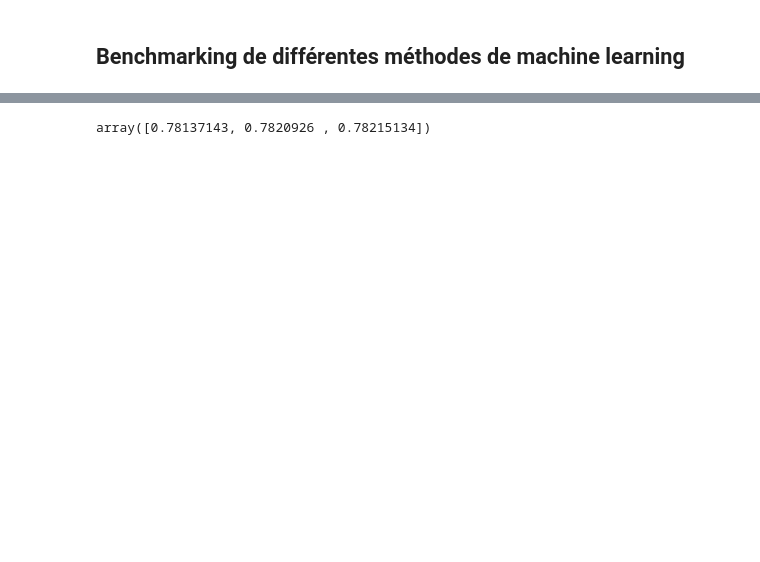
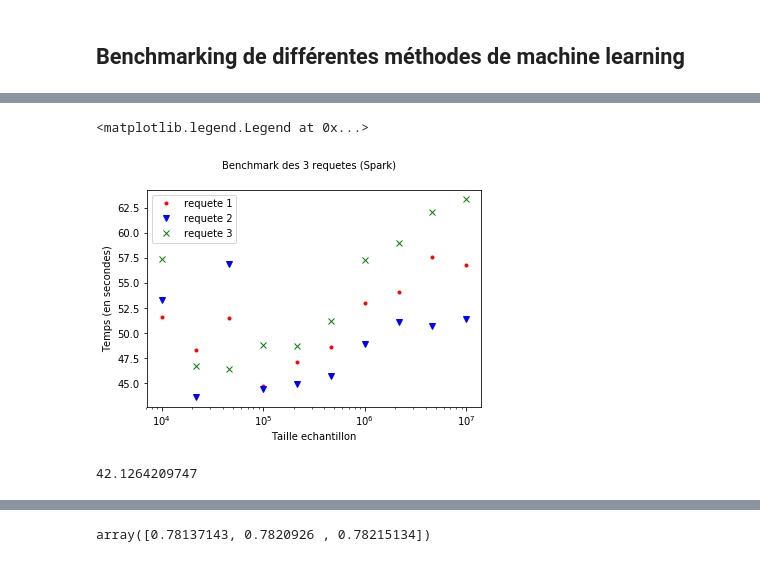
Before and after one commit to clgch/ProjetPLP, a Jupyter notebook: classic.ipynb, the cells around one changed output, grey strips where cells are left out. Cells and saved outputs as stored; diff of their text form; code cells hidden in the pictures; blank space fills up the shorter version.

```diff
--- a/classic.ipynb
+++ b/classic.ipynb
@@ -123,3 +238,37 @@ plt.show()
+# %%
+import matplotlib.pyplot as plt
+
+
+fig = plt.figure()
+fig.suptitle('Benchmark des 3 requetes (Spark)', fontsize=10)
+
+ax = fig.add_subplot(111)
+
+ax.set_xlabel('Taille echantillon')
+ax.set_ylabel('Temps (en secondes)')
+
+
+plt.xscale('log')
+plt.plot(r, q1_spark, 'r.', label = 'requete 1')
+plt.plot(r, q2_spark, 'bv', label = 'requete 2')
+plt.plot(r, q3_spark, 'gx', label = 'requete 3')
+plt.legend()
+# %% [output]
+<matplotlib.legend.Legend at 0x...>
+[figure, added]
+# %%
+from pyspark.sql import SQLContext
+sqlContext = SQLContext(spark)
+
+
+data = spark.read.format("csv").option("header", "true").load("train.csv").limit(10**4)
+data.registerTempTable("t")
+a = time.time()
+sqlContext.sql("select mean(fare_amount) from t").collect()
+b = time.time()
+print(b - a)
+# %% [output]
+42.1264209747
 # %%
 df = df.assign(
     fly_distance=lambda f: haversine(f.pickup_latitude, f.dropoff_latitude,
```
Also changed, not shown: parts of 15 cells of this notebook.
